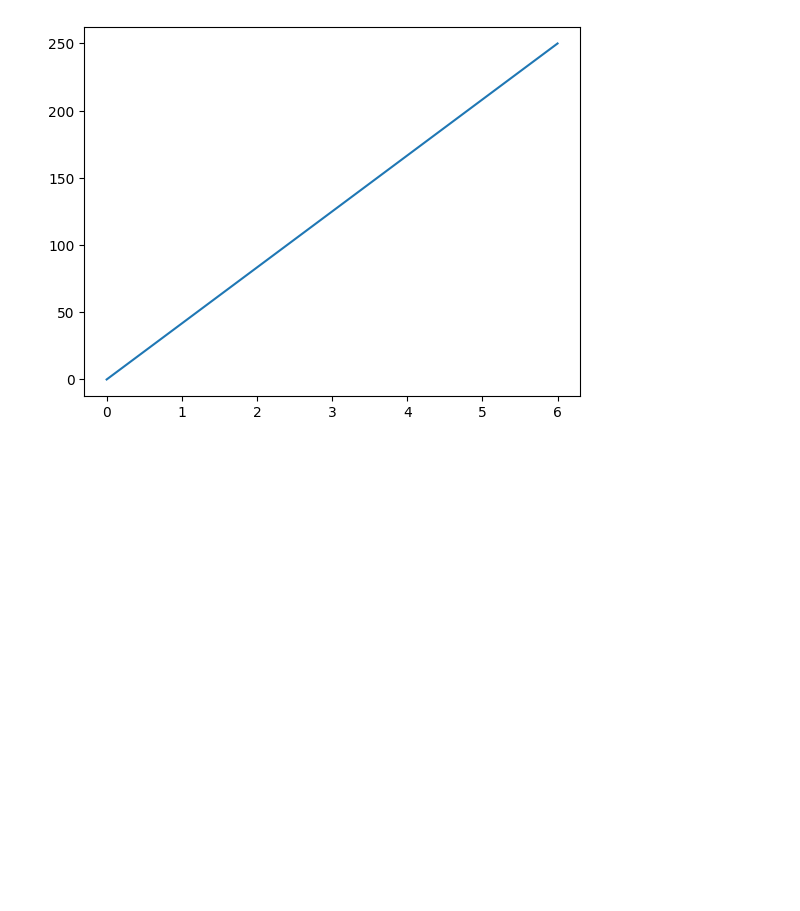
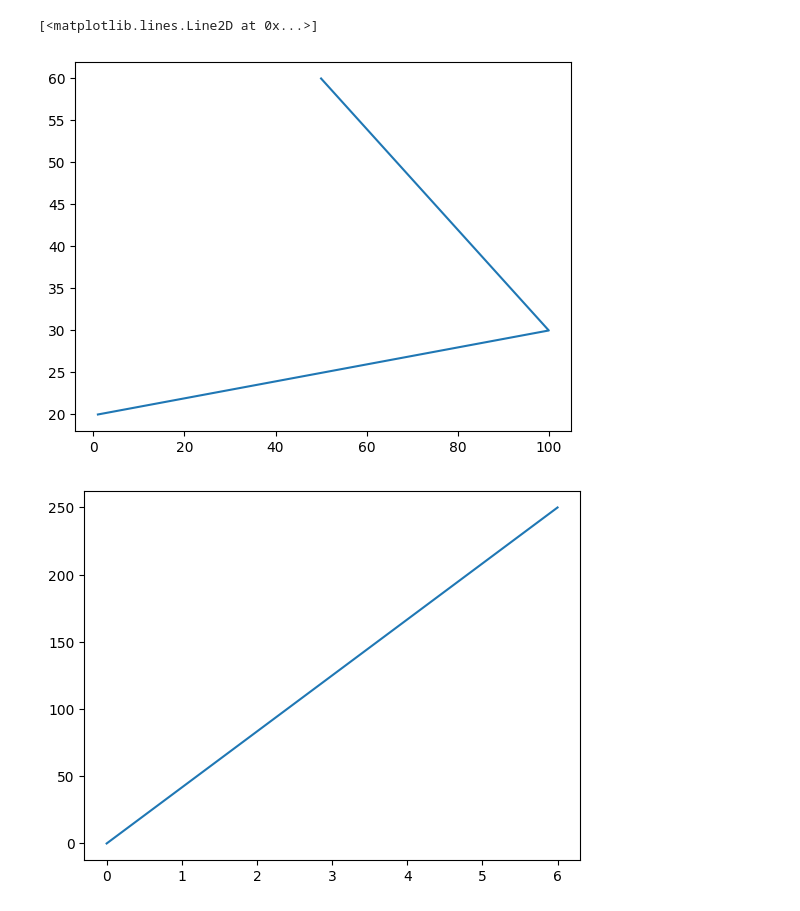
Before and after one commit to Maatheralgharibi/Python, a Jupyter notebook: Visualisation.ipynb, the cells around one changed output. Cells and saved outputs as stored; diff of their text form; code cells hidden in the pictures; blank space fills up the shorter version.

```diff
--- a/Visualisation.ipynb
+++ b/Visualisation.ipynb
@@ -1,5 +16,12 @@
 # %%
 import matplotlib.pyplot as plt
+# %%
+x= [1, 100, 50]
+y = [20, 30, 60]
+plt.plot(x, y)
+# %% [output]
+[<matplotlib.lines.Line2D at 0x...>]
+[figure, added]
 # %%
 x= [0, 6]
 y = [0, 250]
```
Also changed, not shown: parts of 18 cells of this notebook.
